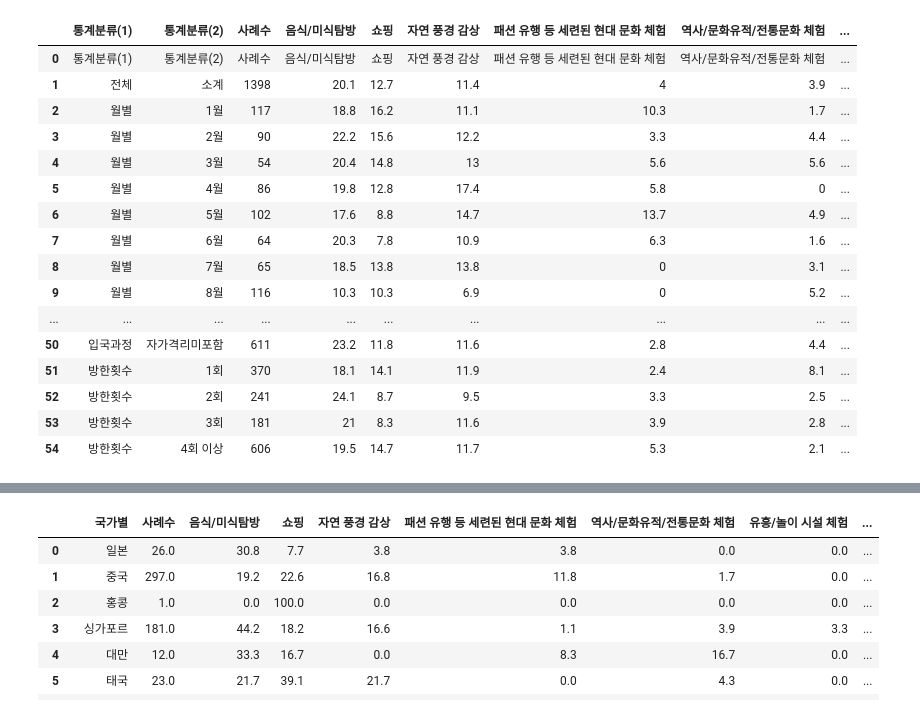
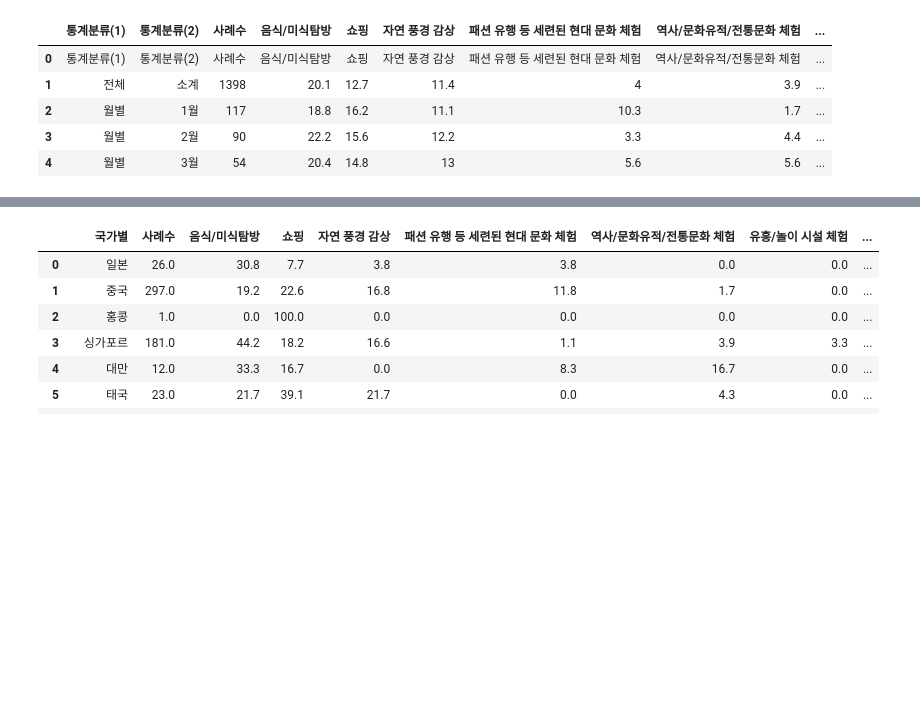
Before and after one commit to SDA2022/SDA-Project, a Jupyter notebook: 방한목적_분석.ipynb, the cells around one changed output, grey strips where cells are left out. Saved outputs shown, nothing was run; the diff lists cells and outputs as text; code cells hidden in the pictures; blank space fills up the shorter version.

```diff
--- a/방한목적_분석.ipynb
+++ b/방한목적_분석.ipynb
@@ -6,8 +6,8 @@ import matplotlib.pyplot as plt
 from matplotlib import pyplot
 from scipy import stats
 # %%
-df2 = pd.read_csv("한국_방문_선택_시_고려요인.csv", encoding='cp949')
-df2
+df2 = pd.read_csv("한국_방문_선택_시_고려요인.csv")
+df2.head()
 # %% [output]
 |  | 통계분류(1) | 통계분류(2) | 2021 | 2021.1 | 2021.2 | 2021.3 | 2021.4 | 2021.5 | 2021.6 | 2021.7 | 2021.8 | ... |
 | 0 | 통계분류(1) | 통계분류(2) | 사례수 | 음식/미식탐방 | 쇼핑 | 자연 풍경 감상 | 패션 유행 등 세련된 현대 문화 체험 | 역사/문화유적/전통문화 체험 | 유흥/놀이 시설 체험 | 치료 및 미용 서비스 체험 | 여행 가능한 여가시간 | ... |
@@ -29,26 +18,15 @@ df2
 # %%
 df2.rename(columns = {"2021":"사례수","2021.1":"음식/미식탐방", "2021.2":"쇼핑", "2021.3":"자연 풍경 감상", "2021.4":"패션 유행 등 세련된 현대 문화 체험",
                        "2021.5":"역사/문화유적/전통문화 체험", "2021.6":"유흥/놀이 시설 체험", "2021.7":"치료 및 미용 서비스 체험",
                        "2021.8":"여행 가능한 여가시간", "2021.9":"K-POP/한류스타 관련 공연팬미팅촬영지 등 체험",
                        "2021.10":"레저 및 스포츠 활동", "2021.11":"자국과의 이동거리", "2021.12":"경제적인 여행비용","2021.13":"기타"}, inplace=True)
-df2
+df2.head()
 # %% [output]
 |  | 통계분류(1) | 통계분류(2) | 사례수 | 음식/미식탐방 | 쇼핑 | 자연 풍경 감상 | 패션 유행 등 세련된 현대 문화 체험 | 역사/문화유적/전통문화 체험 | ... |
 | 0 | 통계분류(1) | 통계분류(2) | 사례수 | 음식/미식탐방 | 쇼핑 | 자연 풍경 감상 | 패션 유행 등 세련된 현대 문화 체험 | 역사/문화유적/전통문화 체험 | ... |
 | 1 | 전체 | 소계 | 1398 | 20.1 | 12.7 | 11.4 | 4 | 3.9 | ... |
 | 2 | 월별 | 1월 | 117 | 18.8 | 16.2 | 11.1 | 10.3 | 1.7 | ... |
 | 3 | 월별 | 2월 | 90 | 22.2 | 15.6 | 12.2 | 3.3 | 4.4 | ... |
 | 4 | 월별 | 3월 | 54 | 20.4 | 14.8 | 13 | 5.6 | 5.6 | ... |
-| 5 | 월별 | 4월 | 86 | 19.8 | 12.8 | 17.4 | 5.8 | 0 | ... |
-| 6 | 월별 | 5월 | 102 | 17.6 | 8.8 | 14.7 | 13.7 | 4.9 | ... |
-| 7 | 월별 | 6월 | 64 | 20.3 | 7.8 | 10.9 | 6.3 | 1.6 | ... |
-| 8 | 월별 | 7월 | 65 | 18.5 | 13.8 | 13.8 | 0 | 3.1 | ... |
-| 9 | 월별 | 8월 | 116 | 10.3 | 10.3 | 6.9 | 0 | 5.2 | ... |
-| ... | ... | ... | ... | ... | ... | ... | ... | ... | ... |
-| 50 | 입국과정 | 자가격리미포함 | 611 | 23.2 | 11.8 | 11.6 | 2.8 | 4.4 | ... |
-| 51 | 방한횟수 | 1회 | 370 | 18.1 | 14.1 | 11.9 | 2.4 | 8.1 | ... |
-| 52 | 방한횟수 | 2회 | 241 | 24.1 | 8.7 | 9.5 | 3.3 | 2.5 | ... |
-| 53 | 방한횟수 | 3회 | 181 | 21 | 8.3 | 11.6 | 3.9 | 2.8 | ... |
-| 54 | 방한횟수 | 4회 이상 | 606 | 19.5 | 14.7 | 11.7 | 5.3 | 2.1 | ... |
 # %%
 df2_country = df2.iloc[18:39:,[1,2,3,4,5,6,7,8,9,10,11,12,13,14,15]]
```
Also changed, not shown: parts of 30 cells of this notebook.
